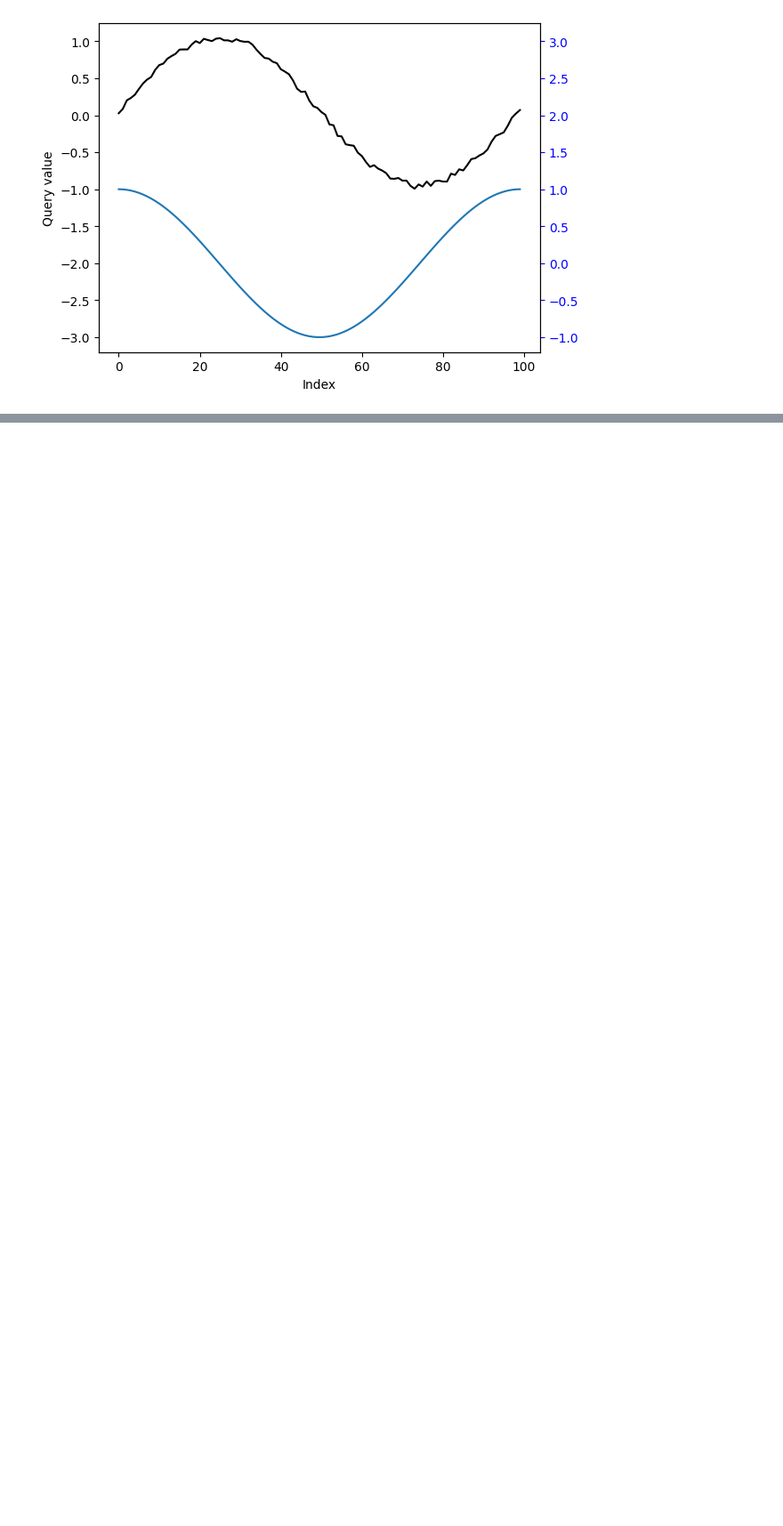
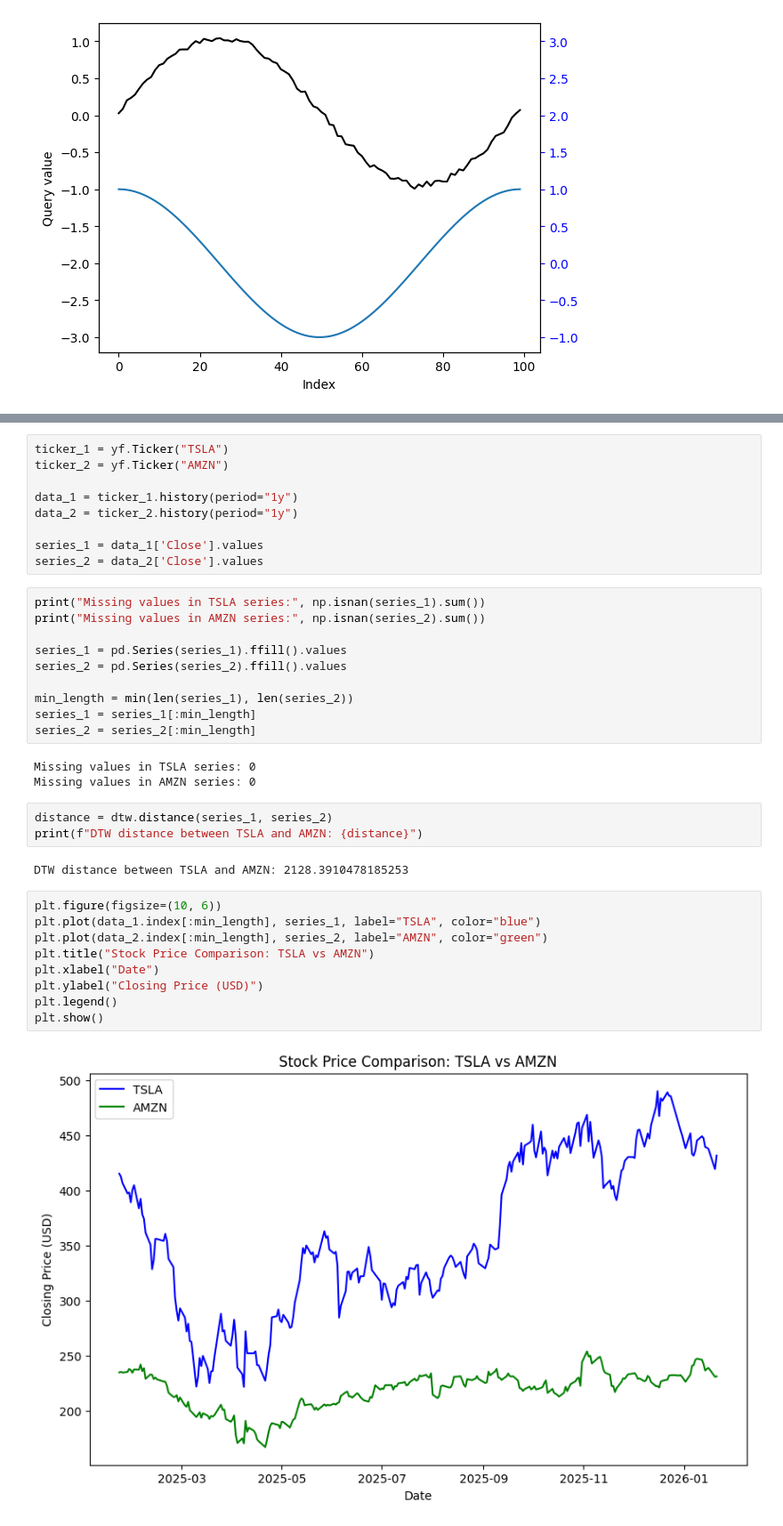
Before and after one commit to donnafaithhh/LP-Norms-and-Volatility, a Jupyter notebook: miscellaneous/dynamic time warping.ipynb, the cells around one changed output, grey strips where cells are left out. Shown at 89% size. Cells and saved outputs as stored; diff of their text form; blank space fills up the shorter version.

```diff
--- a/miscellaneous/dynamic time warping.ipynb
+++ b/miscellaneous/dynamic time warping.ipynb
@@ -57,0 +153,38 @@ ValueError: setting an array element with a sequence. The requested array has an
+# %%
+ticker_1 = yf.Ticker("TSLA")
+ticker_2 = yf.Ticker("AMZN")
+
+data_1 = ticker_1.history(period="1y")
+data_2 = ticker_2.history(period="1y")
+
+series_1 = data_1['Close'].values
+series_2 = data_2['Close'].values
+# %%
+print("Missing values in TSLA series:", np.isnan(series_1).sum())
+print("Missing values in AMZN series:", np.isnan(series_2).sum())
+
+series_1 = pd.Series(series_1).ffill().values
+series_2 = pd.Series(series_2).ffill().values
+
+min_length = min(len(series_1), len(series_2))
+series_1 = series_1[:min_length]
+series_2 = series_2[:min_length]
+# %% [output]
+Missing values in TSLA series: 0
+Missing values in AMZN series: 0
+# %%
+distance = dtw.distance(series_1, series_2)
+print(f"DTW distance between TSLA and AMZN: {distance}")
+# %% [output]
+DTW distance between TSLA and AMZN: 2128.3910478185253
+# %%
+plt.figure(figsize=(10, 6))
+plt.plot(data_1.index[:min_length], series_1, label="TSLA", color="blue")
+plt.plot(data_2.index[:min_length], series_2, label="AMZN", color="green")
+plt.title("Stock Price Comparison: TSLA vs AMZN")
+plt.xlabel("Date")
+plt.ylabel("Closing Price (USD)")
+plt.legend()
+plt.show()
+# %% [output]
+[figure, added]
```
Also changed, not shown: parts of 10 cells of this notebook.
